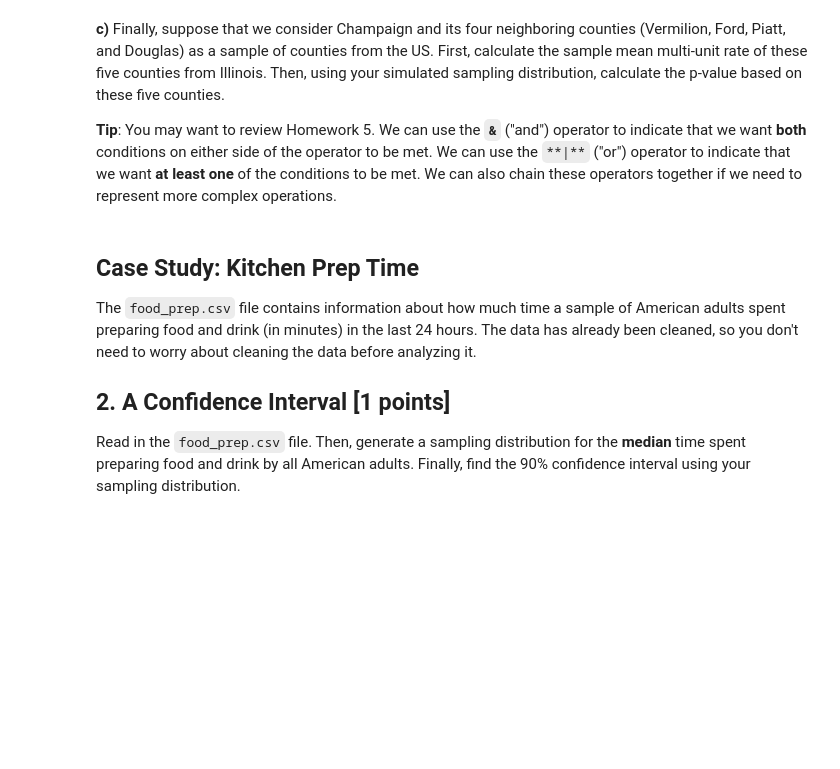
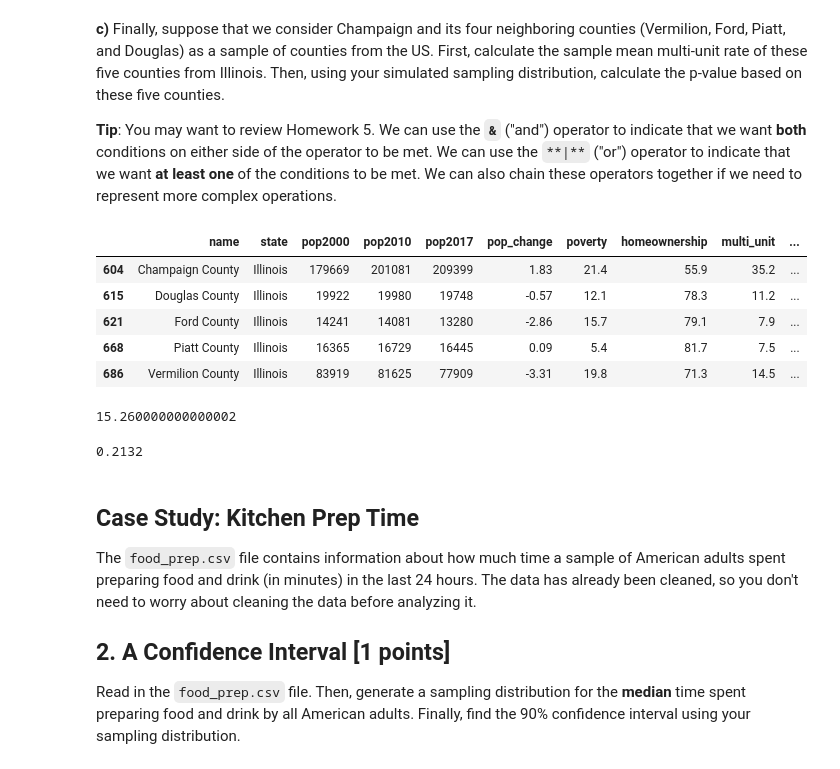
Before and after one commit to Gomez-Andres-8/STAT-207-Coursework, a Jupyter notebook: homework_07/homework_07.ipynb, the cells around one changed output. Saved outputs shown, nothing was run; the diff lists cells and outputs as text; code cells hidden in the pictures; blank space fills up the shorter version.

```diff
--- a/homework_07/homework_07.ipynb
+++ b/homework_07/homework_07.ipynb
@@ -45,6 +173,24 @@ We will take 500 repeated random samples of size 5 from the population of counti
 **c)** Finally, suppose that we consider Champaign and its four neighboring counties (Vermilion, Ford, Piatt, and Douglas) as a sample of counties from the US.  First, calculate the sample mean multi-unit rate of these five counties from Illinois.  Then, using your simulated sampling distribution, calculate the p-value based on these five counties.
 
 **Tip**: You may want to review Homework 5.  We can use the **`&`** ("and") operator to indicate that we want **both** conditions on either side of the operator to be met.  We can use the `**|**` ("or") operator to indicate that we want **at least one** of the conditions to be met.  We can also chain these operators together if we need to represent more complex operations.
+# %%
+df_counties = df[ (df.state == "Illinois") & ((df.name == "Champaign County") | (df.name == "Vermilion County") | (df.name == "Ford County") | (df.name == "Piatt County") | (df.name == "Douglas County"))]
+df_counties
+# %% [output]
+|  | name | state | pop2000 | pop2010 | pop2017 | pop_change | poverty | homeownership | multi_unit | ... |
+| 604 | Champaign County | Illinois | 179669 | 201081 | 209399 | 1.83 | 21.4 | 55.9 | 35.2 | ... |
+| 615 | Douglas County | Illinois | 19922 | 19980 | 19748 | -0.57 | 12.1 | 78.3 | 11.2 | ... |
+| 621 | Ford County | Illinois | 14241 | 14081 | 13280 | -2.86 | 15.7 | 79.1 | 7.9 | ... |
+| 668 | Piatt County | Illinois | 16365 | 16729 | 16445 | 0.09 | 5.4 | 81.7 | 7.5 | ... |
+| 686 | Vermilion County | Illinois | 83919 | 81625 | 77909 | -3.31 | 19.8 | 71.3 | 14.5 | ... |
+# %%
+df_counties['multi_unit'].mean()
+# %% [output]
+15.260000000000002
+# %%
+(df_samp_dist1 > 15.26).mean().iloc[0]
+# %% [output]
+0.2132
 # %% [markdown]
 ## Case Study: Kitchen Prep Time
 
```
Also changed, not shown: parts of 34 cells of this notebook.
